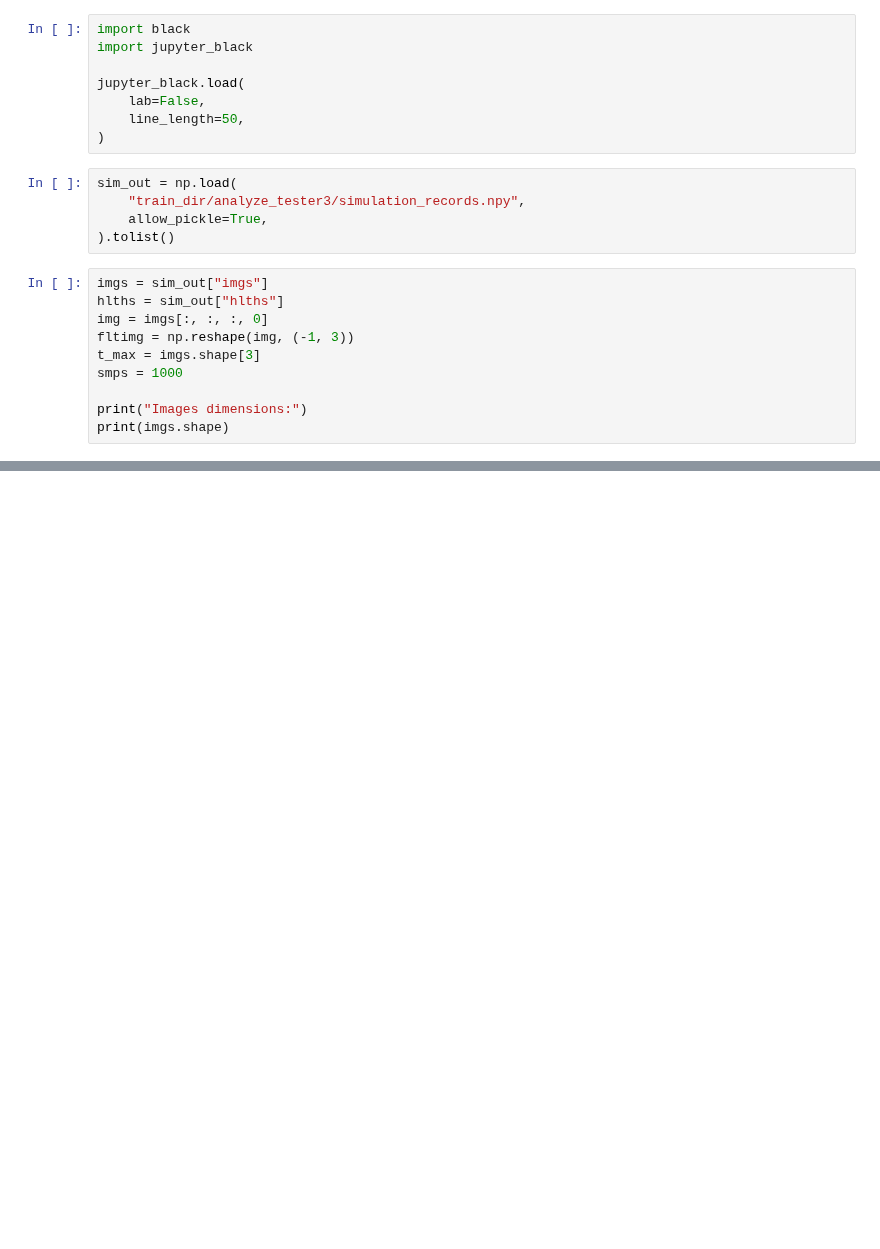
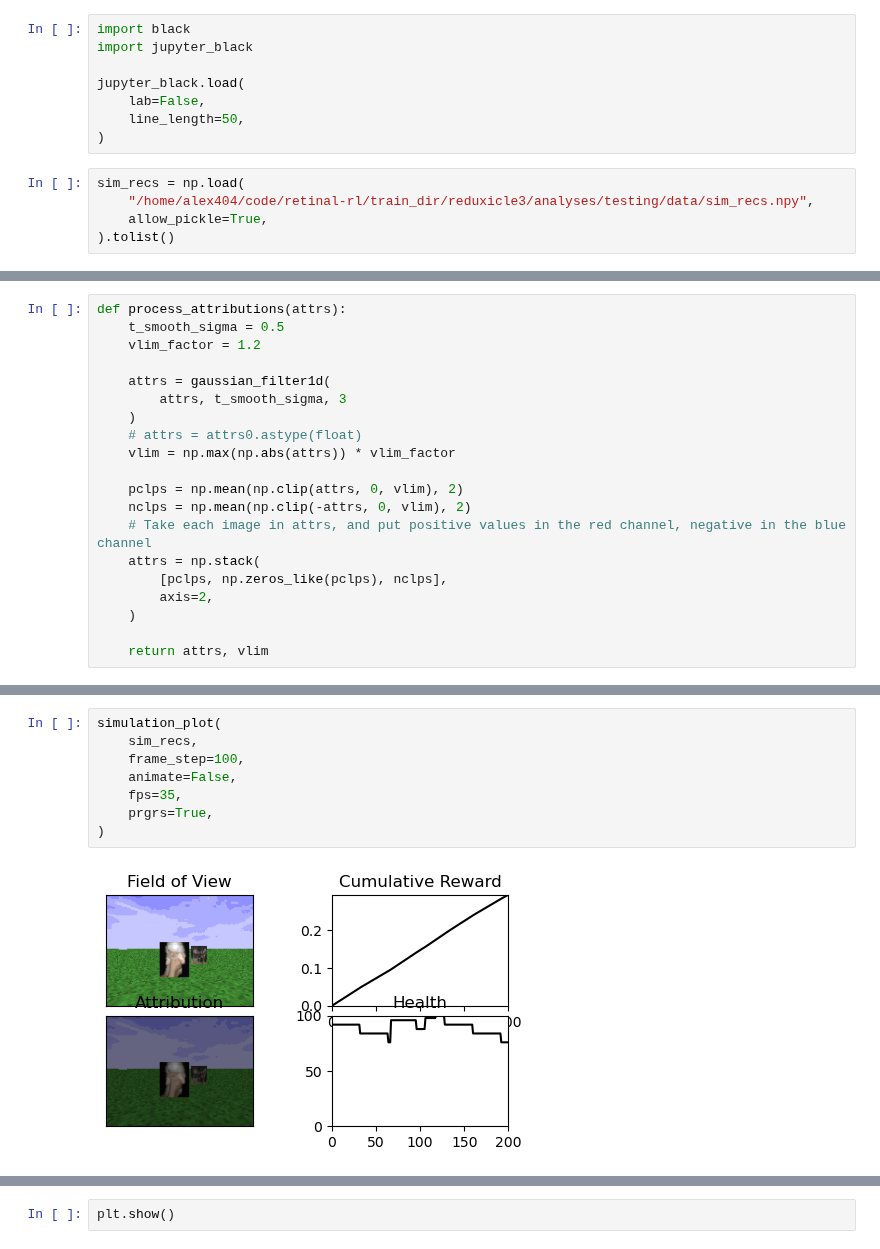
Before and after one commit to berenslab/retinal-rl, a Jupyter notebook: notebooks/animation.ipynb, the cells around one changed output, grey strips where cells are left out. Drawn from its saved outputs; the diff is of its cells as text; blank space fills up the shorter version.

```diff
--- a/notebooks/animation.ipynb
+++ b/notebooks/animation.ipynb
@@ -25,17 +25,7 @@ jupyter_black.load(
     line_length=50,
 )
 # %%
-sim_out = np.load(
-    "train_dir/analyze_tester3/simulation_records.npy",
+sim_recs = np.load(
+    "/home/alex404/code/retinal-rl/train_dir/reduxicle3/analyses/testing/data/sim_recs.npy",
     allow_pickle=True,
 ).tolist()
-# %%
-imgs = sim_out["imgs"]
-hlths = sim_out["hlths"]
-img = imgs[:, :, :, 0]
-fltimg = np.reshape(img, (-1, 3))
-t_max = imgs.shape[3]
-smps = 1000
-
-print("Images dimensions:")
-print(imgs.shape)
@@ -161,0 +32,20 @@ HTML(anim.to_html5_video())
+# %%
+def process_attributions(attrs):
+    t_smooth_sigma = 0.5
+    vlim_factor = 1.2
+
+    attrs = gaussian_filter1d(
+        attrs, t_smooth_sigma, 3
+    )
+    # attrs = attrs0.astype(float)
+    vlim = np.max(np.abs(attrs)) * vlim_factor
+
+    pclps = np.mean(np.clip(attrs, 0, vlim), 2)
+    nclps = np.mean(np.clip(-attrs, 0, vlim), 2)
+    # Take each image in attrs, and put positive values in the red channel, negative in the blue channel
+    attrs = np.stack(
+        [pclps, np.zeros_like(pclps), nclps],
+        axis=2,
+    )
+
+    return attrs, vlim
@@ -161,0 +211,10 @@ HTML(anim.to_html5_video())
+# %%
+simulation_plot(
+    sim_recs,
+    frame_step=100,
+    animate=False,
+    fps=35,
+    prgrs=True,
+)
+# %% [output]
+[figure, added]
@@ -161,0 +222,2 @@ HTML(anim.to_html5_video())
+# %%
+plt.show()
```
Also changed, not shown: parts of 6 cells of this notebook, 3 other files.
